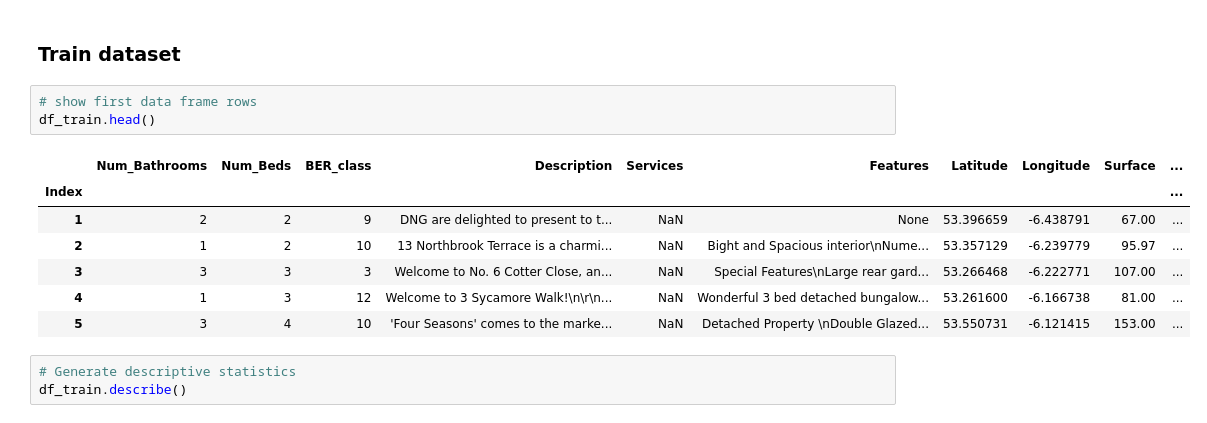
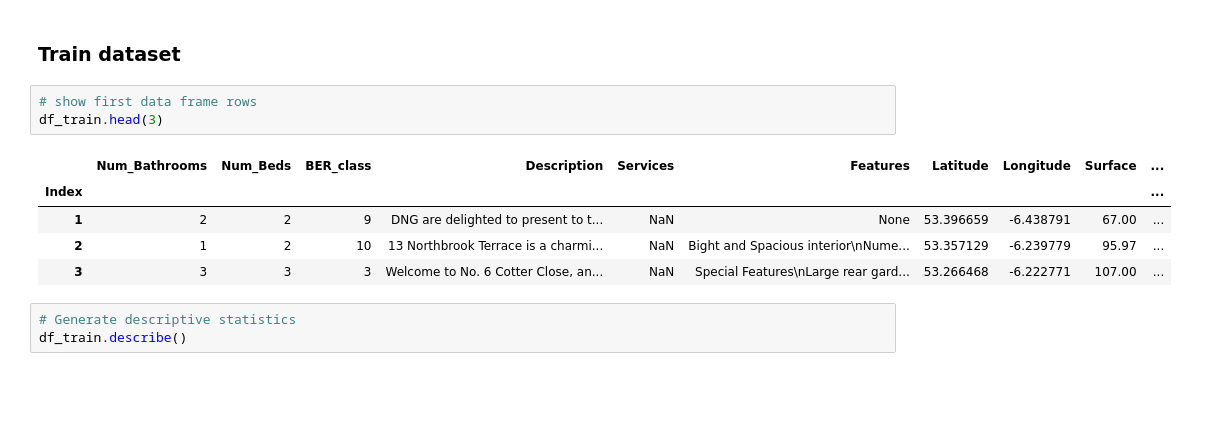
Before and after one commit to barrytl/ET5003_SEM1_2021-2, a Jupyter notebook: Week-5/ET5003_KaggleCompetition.ipynb, the cells around one changed output. Cells and saved outputs as stored; diff of their text form; blank space fills up the shorter version.

```diff
--- a/Week-5/ET5003_KaggleCompetition.ipynb
+++ b/Week-5/ET5003_KaggleCompetition.ipynb
@@ -364,15 +364,13 @@ df_test.head()
 ### Train dataset
 # %%
 # show first data frame rows
-df_train.head()
+df_train.head(3)
 # %% [output]
 |  | Num_Bathrooms | Num_Beds | BER_class | Description | Services | Features | Latitude | Longitude | Surface | ... |
 | Index |  |  |  |  |  |  |  |  |  | ... |
 | 1 | 2 | 2 | 9 | DNG are delighted to present to t... | NaN | None | 53.396659 | -6.438791 | 67.00 | ... |
 | 2 | 1 | 2 | 10 | 13 Northbrook Terrace is a charmi... | NaN | Bight and Spacious interior\nNume... | 53.357129 | -6.239779 | 95.97 | ... |
 | 3 | 3 | 3 | 3 | Welcome to No. 6 Cotter Close, an... | NaN | Special Features\nLarge rear gard... | 53.266468 | -6.222771 | 107.00 | ... |
-| 4 | 1 | 3 | 12 | Welcome to 3 Sycamore Walk!\n\r\n... | NaN | Wonderful 3 bed detached bungalow... | 53.261600 | -6.166738 | 81.00 | ... |
-| 5 | 3 | 4 | 10 | 'Four Seasons' comes to the marke... | NaN | Detached Property \nDouble Glazed... | 53.550731 | -6.121415 | 153.00 | ... |
 # %%
 # Generate descriptive statistics
 df_train.describe()
```
Also changed, not shown: parts of 13 cells of this notebook.
